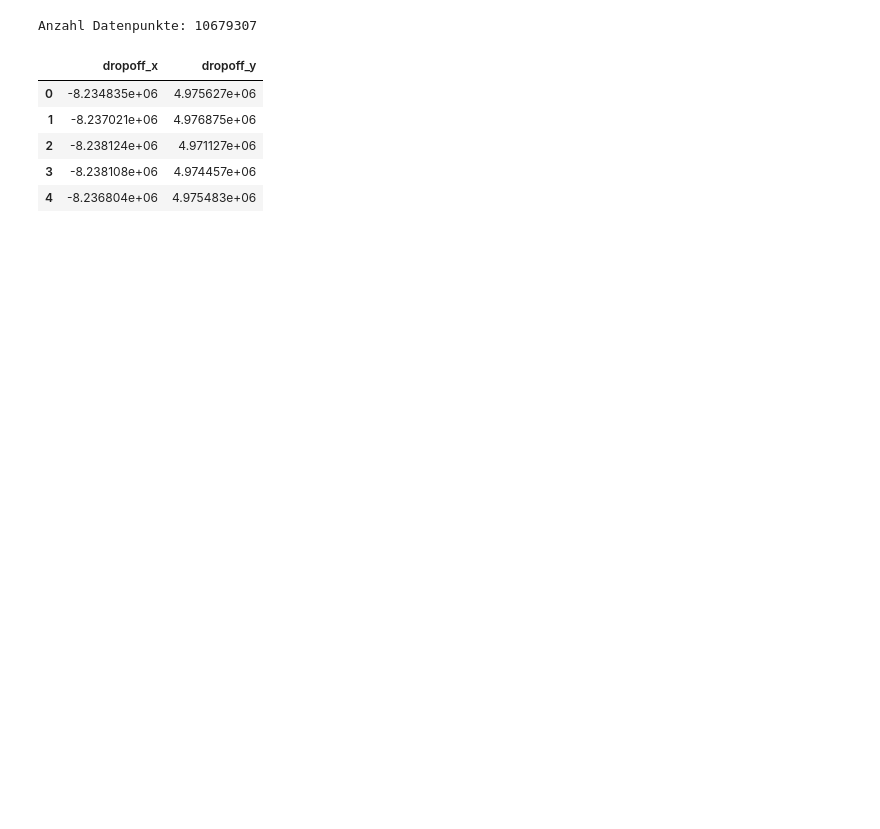
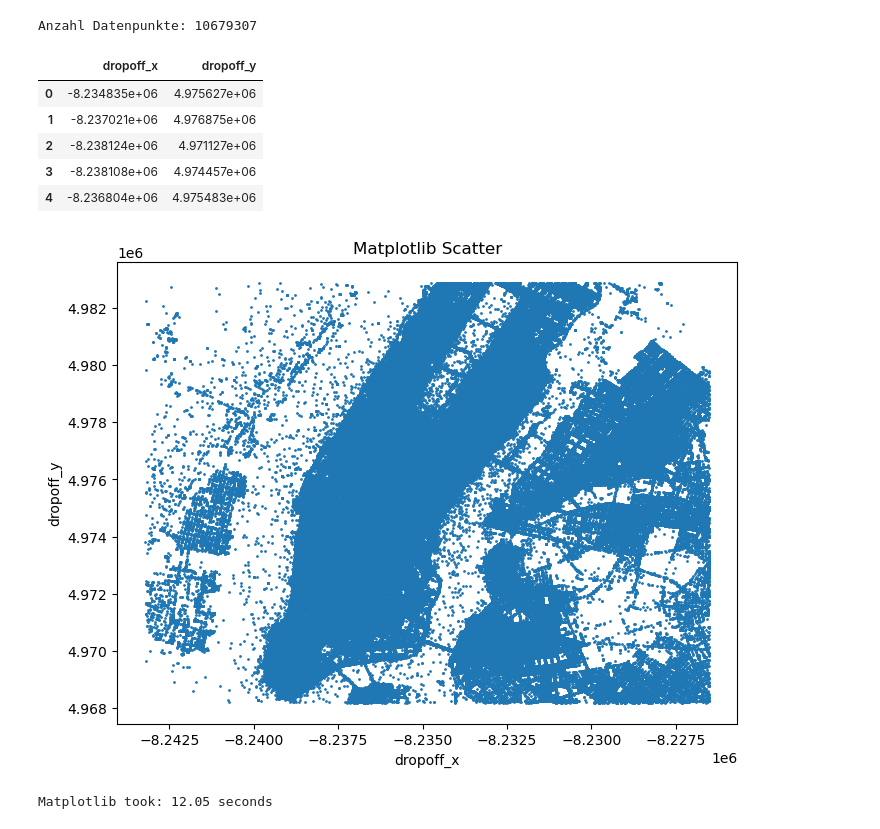
Before and after one commit to hoanW/Datashader, a Jupyter notebook: example.ipynb, the cells around one changed output. Cells and saved outputs as stored; diff of their text form; code cells hidden in the pictures; blank space fills up the shorter version.

Commit message:
add running time comparision

```diff
--- a/example.ipynb
+++ b/example.ipynb
@@ -16,4 +17,28 @@ Anzahl Datenpunkte: 10679307
 | 2 | -8.238124e+06 | 4.971127e+06 |
 | 3 | -8.238108e+06 | 4.974457e+06 |
 | 4 | -8.236804e+06 | 4.975483e+06 |
+# %%
+start_mpl = time.time()
+
+df_mpl = df.compute()
+
+plt.figure(figsize=(8, 6))
+plt.scatter(
+    df_mpl["dropoff_x"],
+    df_mpl["dropoff_y"],
+    s=1
+)
+plt.title("Matplotlib Scatter")
+plt.xlabel("dropoff_x")
+plt.ylabel("dropoff_y")
+
+plt.show()
+
+end_mpl = time.time()
+mpl_time = end_mpl - start_mpl
+
+print(f"Matplotlib took: {mpl_time:.2f} seconds")
+# %% [output]
+[figure, added]
+Matplotlib took: 12.05 seconds
 # %%
```
Also changed, not shown: parts of 5 cells of this notebook.
